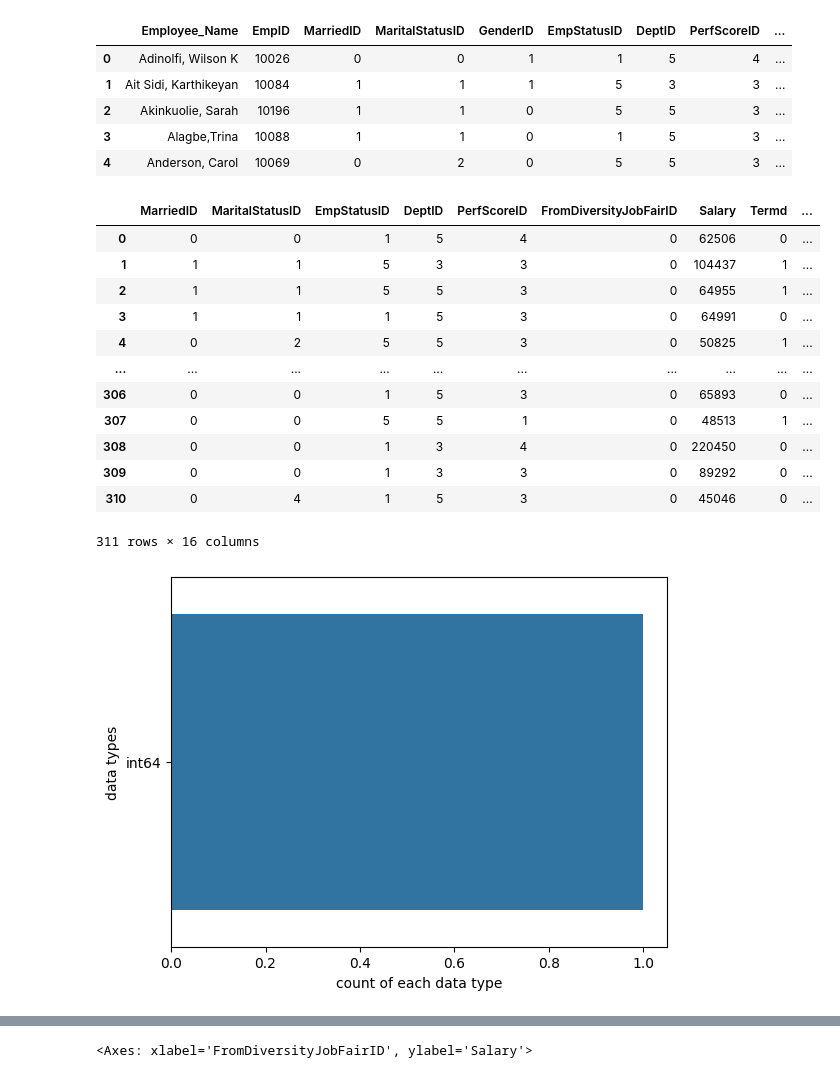
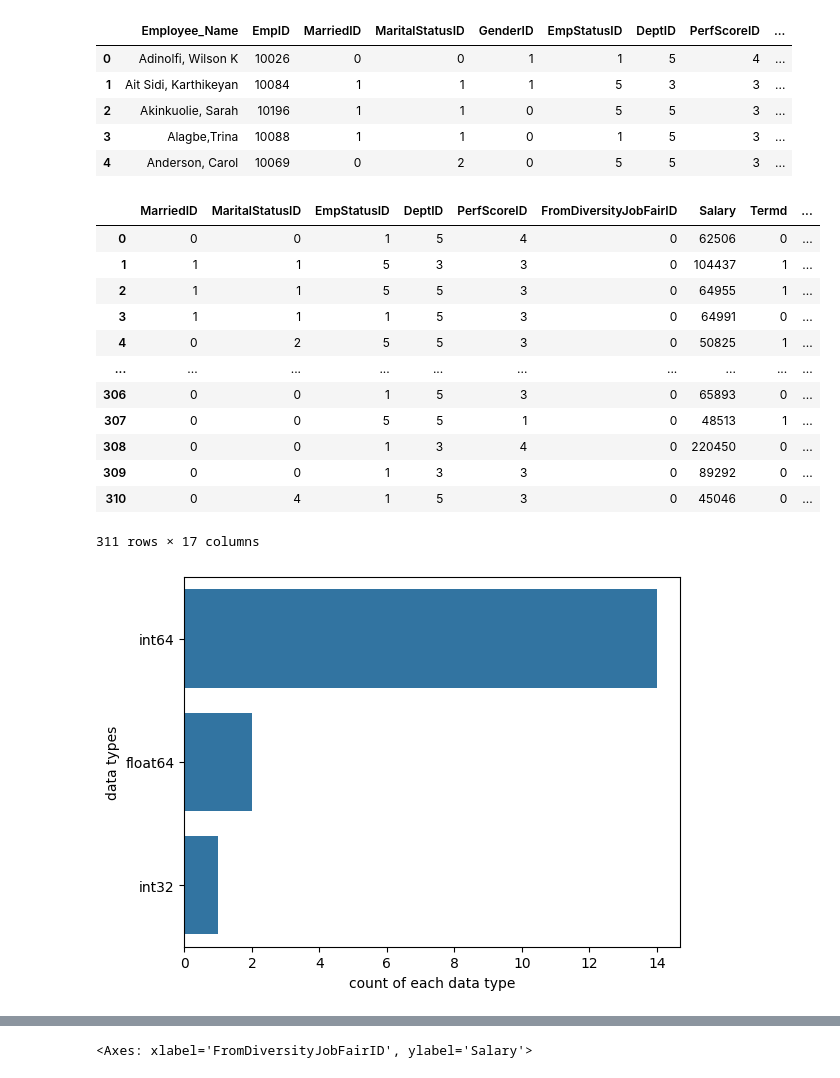
Before and after one commit to Asix27/data-analysis, a Jupyter notebook: Human.ipynb, the cells around one changed output, grey strips where cells are left out. Cells and saved outputs as stored; diff of their text form; code cells hidden in the pictures.

```diff
--- a/Human.ipynb
+++ b/Human.ipynb
@@ -88,15 +88,15 @@ race_desc_series = pd.Series(RaceDesc_Encoded, name='RaceDesc_Encoded')
 features_name = [
     'MarriedID', 'MaritalStatusID', 'EmpStatusID', 'DeptID', 'PerfScoreID',
     'FromDiversityJobFairID', 'Salary', 'Termd', 'PositionID',
-    'ManagerID',
+    'GenderID',
     'EngagementSurvey', 'EmpSatisfaction', 'SpecialProjectsCount',
     'DaysLateLast30', 'Absences'
 ]
 
-X = pd.concat([df[features_name],race_desc_series], axis=1)
+new_df = pd.concat([df[features_name],race_desc_series], axis=1)
 
-X.shape
-X
+new_df.shape
+new_df
 # %% [output]
 |  | MarriedID | MaritalStatusID | EmpStatusID | DeptID | PerfScoreID | FromDiversityJobFairID | Salary | Termd | ... |
 | 0 | 0 | 0 | 1 | 5 | 4 | 0 | 62506 | 0 | ... |
@@ -110,11 +110,11 @@ X
 | 308 | 0 | 0 | 1 | 3 | 4 | 0 | 220450 | 0 | ... |
 | 309 | 0 | 0 | 1 | 3 | 3 | 0 | 89292 | 0 | ... |
 | 310 | 0 | 4 | 1 | 5 | 3 | 0 | 45046 | 0 | ... |
-311 rows × 16 columns
+311 rows × 17 columns
 # %%
-sns.countplot(y=X.dtypes ,data=X)
+sns.countplot(y=new_df.dtypes ,data=new_df)
 plt.xlabel("count of each data type")
 plt.ylabel("data types")
 plt.show()
 # %% [output]
-[figure, old version]
+[figure, new version]
```
Also changed, not shown: parts of 17 cells of this notebook, 1 other file.
